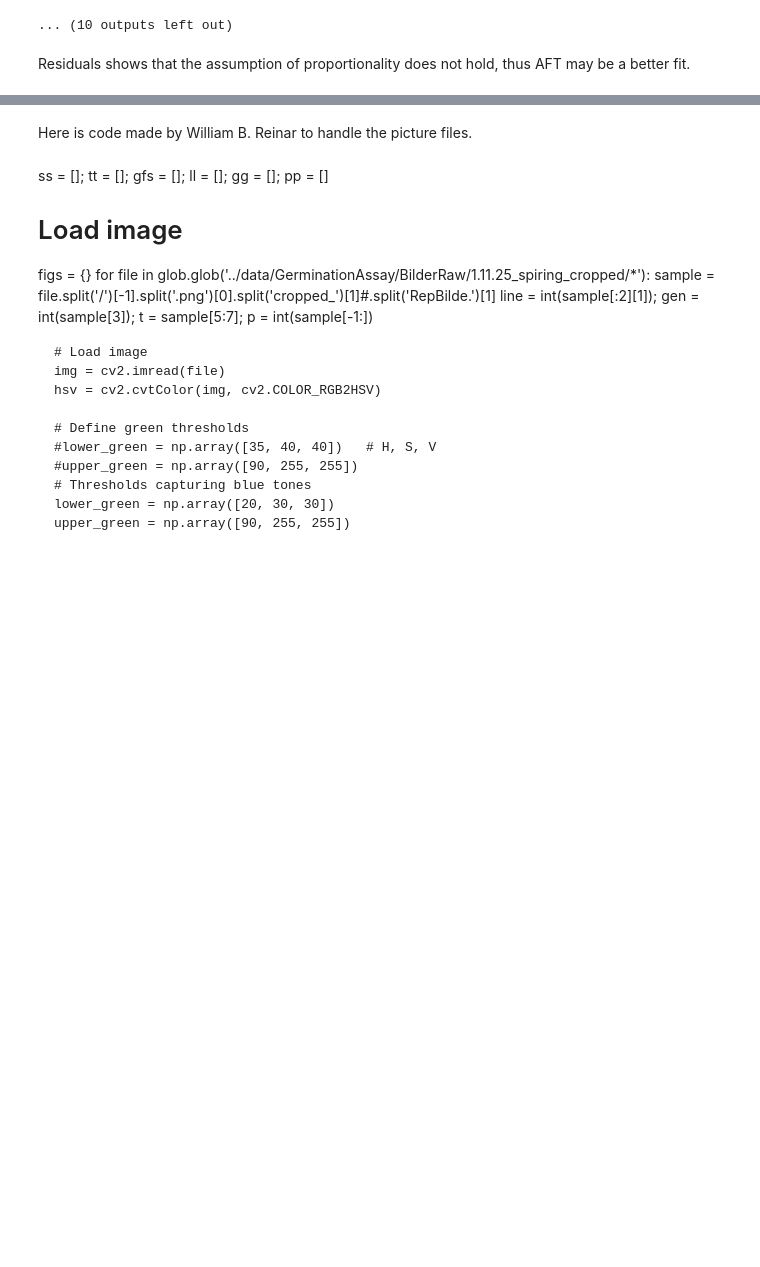
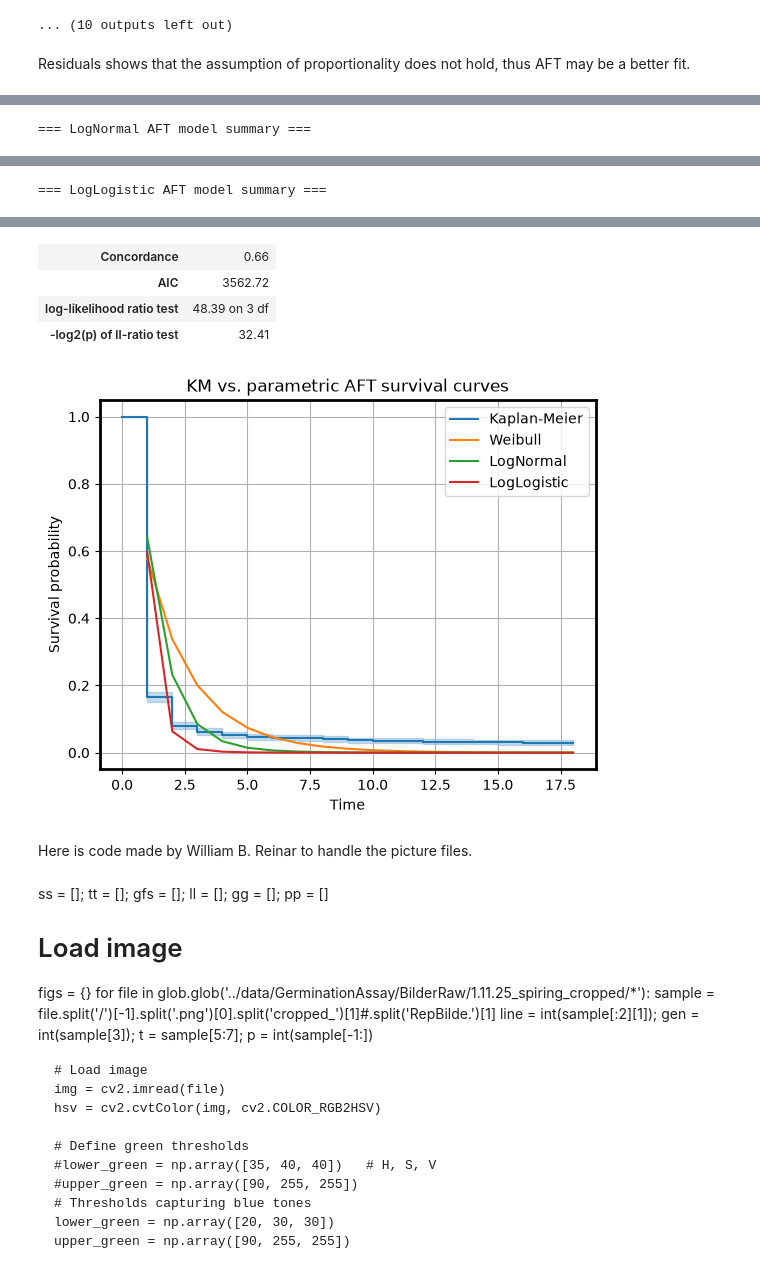
Before and after one commit to JoakimHaraldsvik/Germination, a Jupyter notebook: Germination_2025.ipynb, the cells around one changed output, grey strips where cells are left out. Drawn from its saved outputs; the diff is of its cells as text; code cells hidden in the pictures; blank space fills up the shorter version.

Commit message:
Added AFT models and comparison on the germination data

```diff
--- a/Germination_2025.ipynb
+++ b/Germination_2025.ipynb
@@ -470,3 +470,76 @@ call in `.fit`. See documentation in link [E] below.
 ... (10 outputs left out)
 # %% [markdown]
 Residuals shows that the assumption of proportionality does not hold, thus AFT may be a better fit.
+# %%
+#Importing AFT fitting models:
+from lifelines import WeibullAFTFitter, LogNormalAFTFitter, LogLogisticAFTFitter
+
+#Making a variable that contains the different models, to simplify the code to test the different models.
+models = {
+    "Weibull" : WeibullAFTFitter(),
+    "LogNormal" : LogNormalAFTFitter(),
+    "LogLogistic" : LogLogisticAFTFitter()
+}
+
+#Making a list to store the results of the different models
+results_models = []
+
+#Fitting the models with a for loop.
+for name , model in models.items():
+    model.fit(Germination_omit_L0G0, duration_col="Germinated", event_col="Germination")
+
+    #The params of the models are MultiIndex
+    params = model.params_
+
+    #Choose the right filtering based on the model to get "lambda"
+    if name == "LogNormal":
+        aft_param_name = "mu_"
+    elif name == "LogLogistic":
+        aft_param_name = "alpha_"
+    elif name == "Weibull":
+        aft_param_name = "lambda_"
+
+    #Add coefficients for the log-time scale
+    aft_coefs = params.xs(aft_param_name, level="param")
+    time_ratios = np.exp(aft_coefs)
+
+    #time_ratios = np.exp(lambda_params)
+
+    results_models.append( {
+        "model": name,
+        "AIC": model.AIC_,
+        "log_likelihood": model.log_likelihood_,
+        "concordance_index": model.concordance_index_,
+        "aft_coefficients": aft_coefs.to_dict(),
+        "aft_time_ratios": time_ratios.to_dict()
+    })
+
+#Comparing the models from the loop
+comparing_models = pd.DataFrame(results_models).sort_values("AIC")
+print(comparing_models)
+
+#Printing the full summary of the AFT models:
+for name, model in models.items():
+    print(f"\n=== {name} AFT model summary ===")
+    model.print_summary()
+
+#Cheking the fit with plots:
+from lifelines import KaplanMeierFitter
+
+km = KaplanMeierFitter()
+km.fit(Germination_omit_L0G0["Germinated"], Germination_omit_L0G0["Germination"])
+
+plt.figure()
+km.plot_survival_function(label="Kaplan-Meier")
+
+for name, model in models.items():
+    sf = model.predict_survival_function(Germination_omit_L0G0)
+    # Plot the mean survival curve over all individuals (or pick a representative subset)
+    sf.mean(axis=1).plot(label=name)
+
+plt.legend()
+plt.xlabel("Time")
+plt.ylabel("Survival probability")
+plt.title("KM vs. parametric AFT survival curves")
+plt.show()
+# %% [output]
@@ -472,0 +579 @@ Residuals shows that the assumption of proportionality does not hold, thus AFT m
+=== LogNormal AFT model summary ===
@@ -472,0 +597 @@ Residuals shows that the assumption of proportionality does not hold, thus AFT m
+=== LogLogistic AFT model summary ===
@@ -473,3 +611,8 @@ Residuals shows that the assumption of proportionality does not hold, thus AFT m
+| Concordance | 0.66 |
+| AIC | 3562.72 |
+| log-likelihood ratio test | 48.39 on 3 df |
+| -log2(p) of ll-ratio test | 32.41 |
+[figure, added]
 # %% [markdown]
 Here is code made by William B. Reinar to handle the picture files.
 # %% [markdown]
```
Also changed, not shown: parts of 4 cells of this notebook.
